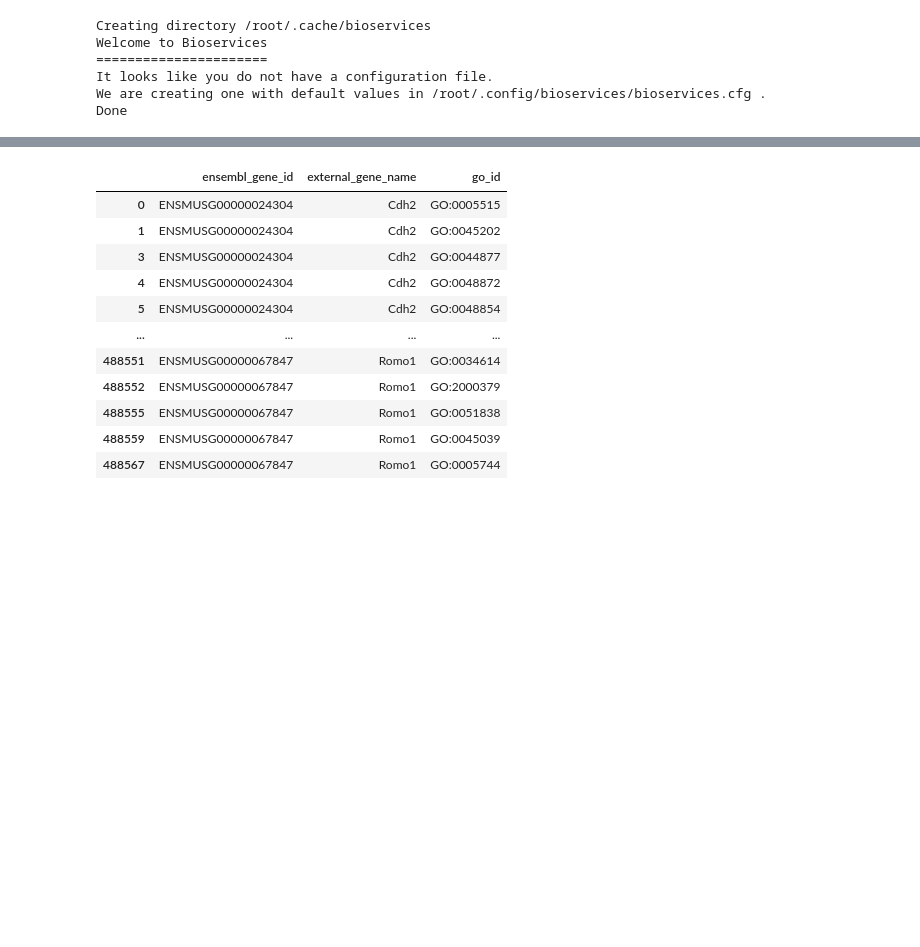
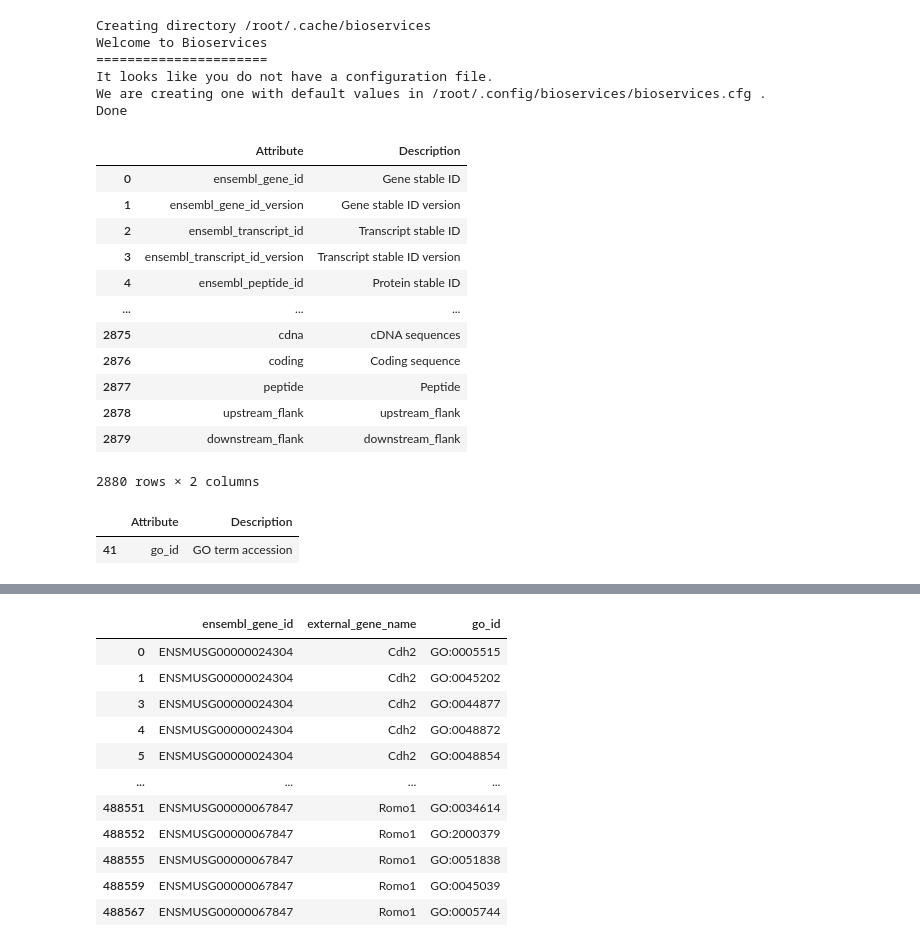
Before and after one commit to dong-gi-jang/binfo, a Jupyter notebook: Free 2/Free2_Fig5A.ipynb, the cells around one changed output, grey strips where cells are left out. Saved outputs shown, nothing was run; the diff lists cells and outputs as text; code cells hidden in the pictures; blank space fills up the shorter version.

```diff
--- a/Free 2/Free2_Fig5A.ipynb
+++ b/Free 2/Free2_Fig5A.ipynb
@@ -106,3 +106,26 @@ Welcome to Bioservices
 It looks like you do not have a configuration file.
 We are creating one with default values in /root/.config/bioservices/bioservices.cfg .
 Done
+# %%
+a = bm.get_attributes('mmusculus_gene_ensembl')
+# %%
+a
+# %% [output]
+|  | Attribute | Description |
+| 0 | ensembl_gene_id | Gene stable ID |
+| 1 | ensembl_gene_id_version | Gene stable ID version |
+| 2 | ensembl_transcript_id | Transcript stable ID |
+| 3 | ensembl_transcript_id_version | Transcript stable ID version |
+| 4 | ensembl_peptide_id | Protein stable ID |
+| ... | ... | ... |
+| 2875 | cdna | cDNA sequences |
+| 2876 | coding | Coding sequence |
+| 2877 | peptide | Peptide |
+| 2878 | upstream_flank | upstream_flank |
+| 2879 | downstream_flank | downstream_flank |
+2880 rows × 2 columns
+# %%
+a[a['Attribute'].str.contains('go_id')]
+# %% [output]
+|  | Attribute | Description |
+| 41 | go_id | GO term accession |
```
Also changed, not shown: parts of 9 cells of this notebook.
